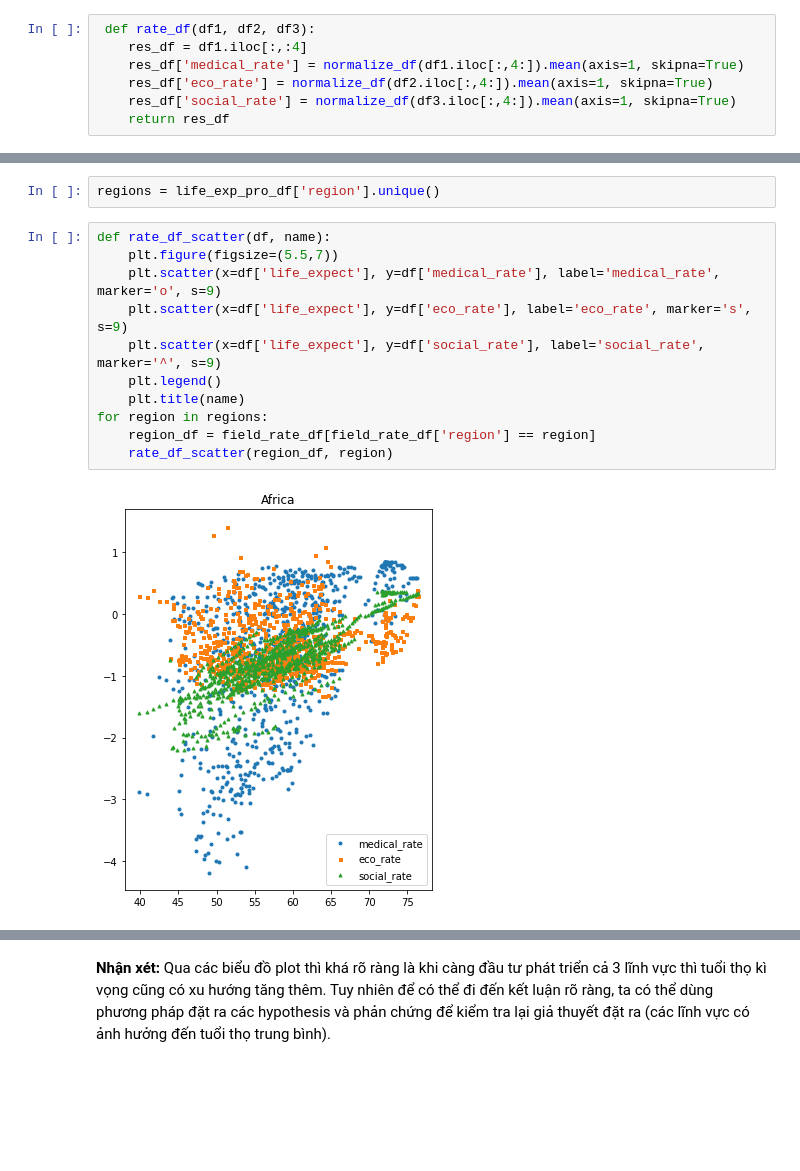
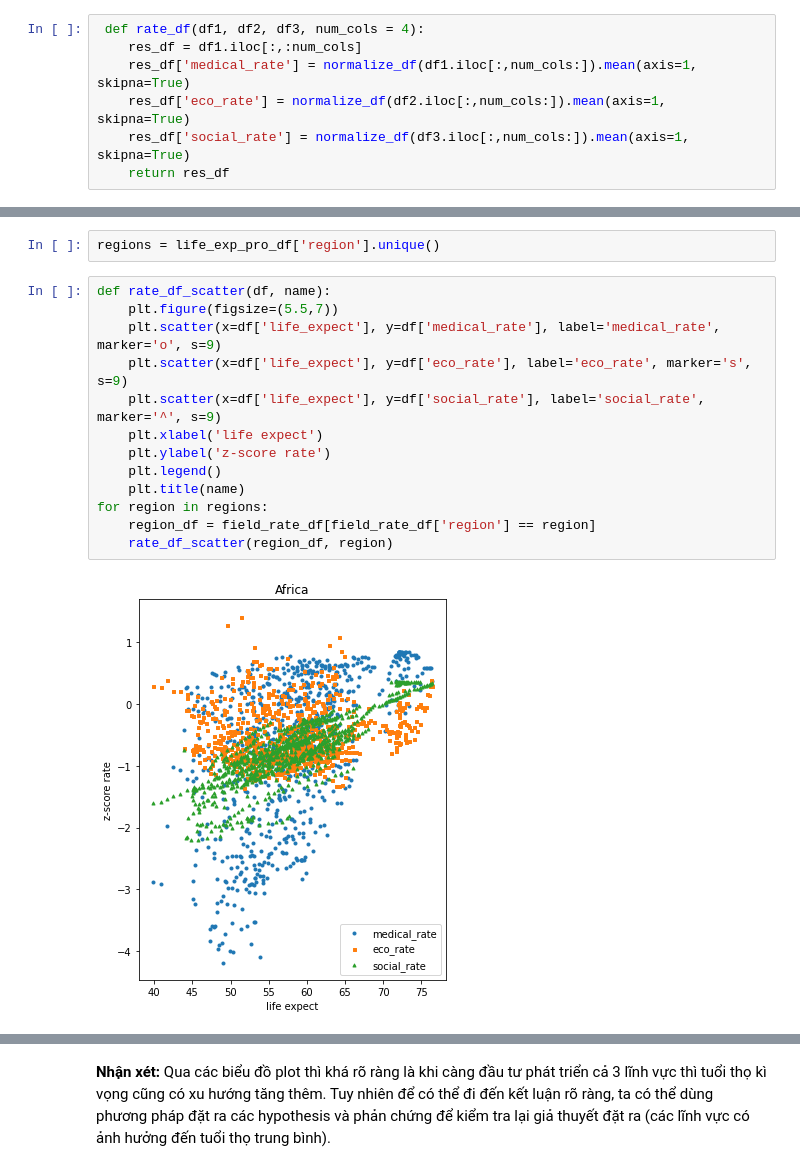
Before and after one commit to tronglocbrvt/FinalProject-P4DS, a Jupyter notebook: 18120197_19120068.ipynb, the cells around one changed output, grey strips where cells are left out. Cells and saved outputs as stored; diff of their text form; blank space fills up the shorter version.

```diff
--- a/18120197_19120068.ipynb
+++ b/18120197_19120068.ipynb
@@ -1279,11 +1284,11 @@ Sau vài bước xử lý, mỗi lĩnh vực vẫn còn bao gồm các cột, v
 
 Điều này có thể đạt được khi chuẩn hóa toàn bộ cột trong tập dữ liệu theo z-score, sau đó lấy mean các giá trị của cột trong cùng một dòng (axis=1), ta sẽ có được số điểm của lĩnh vực đó của 1 quốc gia trong 1 năm.
 # %%
- def rate_df(df1, df2, df3):
-    res_df = df1.iloc[:,:4]
-    res_df['medical_rate'] = normalize_df(df1.iloc[:,4:]).mean(axis=1, skipna=True)
-    res_df['eco_rate'] = normalize_df(df2.iloc[:,4:]).mean(axis=1, skipna=True)
-    res_df['social_rate'] = normalize_df(df3.iloc[:,4:]).mean(axis=1, skipna=True)
+ def rate_df(df1, df2, df3, num_cols = 4):
+    res_df = df1.iloc[:,:num_cols]
+    res_df['medical_rate'] = normalize_df(df1.iloc[:,num_cols:]).mean(axis=1, skipna=True)
+    res_df['eco_rate'] = normalize_df(df2.iloc[:,num_cols:]).mean(axis=1, skipna=True)
+    res_df['social_rate'] = normalize_df(df3.iloc[:,num_cols:]).mean(axis=1, skipna=True)
     return res_df
 # %% [markdown]
 **Bước 2:** Lưu điểm của cả 3 lĩnh vực vào dataframae mới là `field_rate_df`
@@ -1311,13 +1316,15 @@ regions = life_exp_pro_df['region'].unique()
 # %%
 def rate_df_scatter(df, name):
     plt.figure(figsize=(5.5,7))
     plt.scatter(x=df['life_expect'], y=df['medical_rate'], label='medical_rate', marker='o', s=9)
     plt.scatter(x=df['life_expect'], y=df['eco_rate'], label='eco_rate', marker='s', s=9)
     plt.scatter(x=df['life_expect'], y=df['social_rate'], label='social_rate', marker='^', s=9)
+    plt.xlabel('life expect')
+    plt.ylabel('z-score rate')
     plt.legend()
     plt.title(name)
 for region in regions:
     region_df = field_rate_df[field_rate_df['region'] == region]
     rate_df_scatter(region_df, region)
 # %% [output]
-[figure, old version]
+[figure, new version]
```
Also changed, not shown: parts of 82 cells of this notebook, 1 other file.
